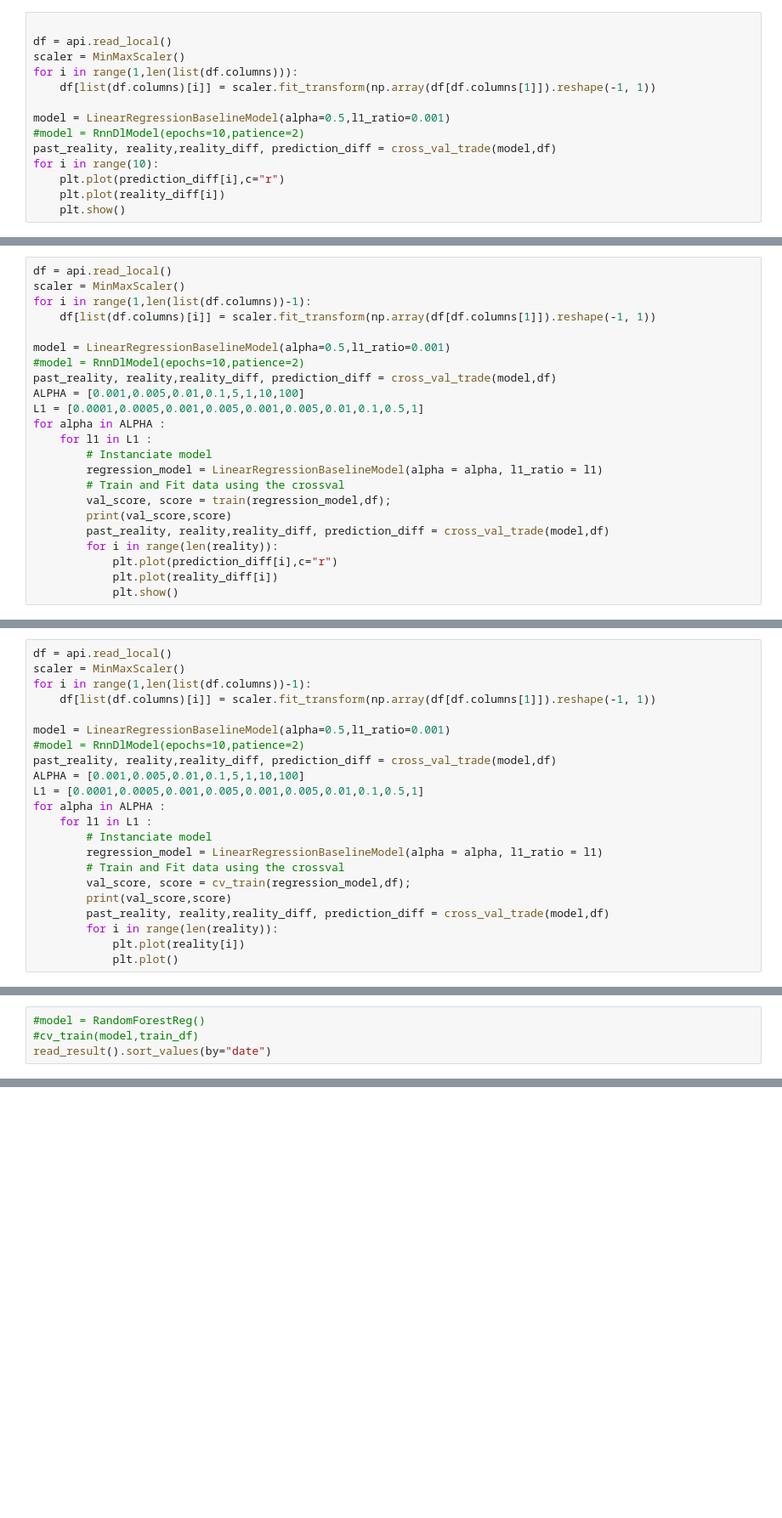
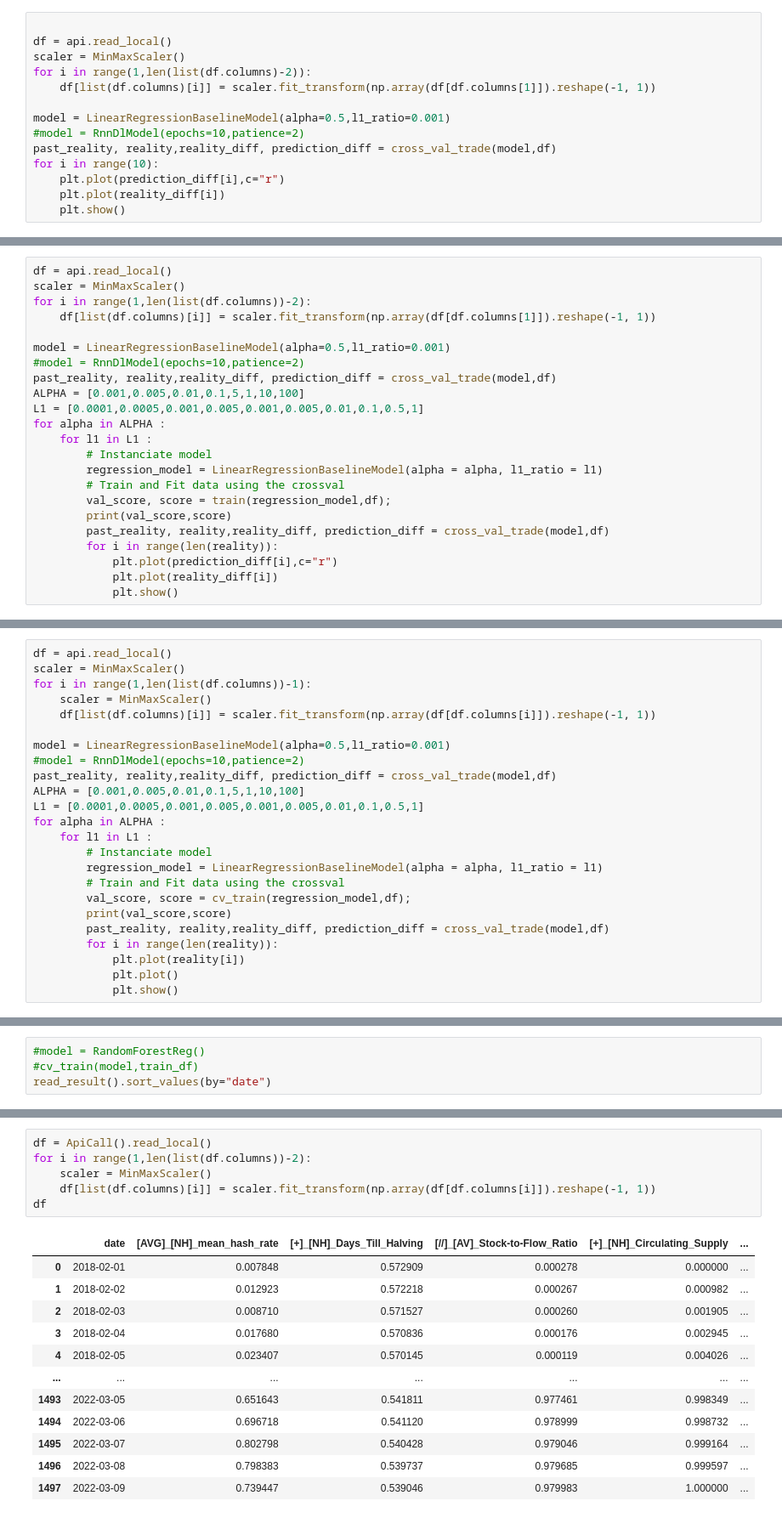
Before and after one commit to AlexandreLaizet/bitcoin_deep_learning, a Jupyter notebook: notebooks/Etienne.ipynb, the cells around one changed output, grey strips where cells are left out. Shown: that part at 85% size. Drawn from its saved outputs; the diff is of its cells as text; blank space fills up the shorter version.

```diff
--- a/notebooks/Etienne.ipynb
+++ b/notebooks/Etienne.ipynb
@@ -130,7 +133,7 @@ df
 
 df = api.read_local()
 scaler = MinMaxScaler()
-for i in range(1,len(list(df.columns))):
+for i in range(1,len(list(df.columns)-2)):
     df[list(df.columns)[i]] = scaler.fit_transform(np.array(df[df.columns[1]]).reshape(-1, 1))
 
 model = LinearRegressionBaselineModel(alpha=0.5,l1_ratio=0.001)
@@ -165,7 +168,7 @@ read_result().sort_values(by="date",ascending=False)
 # %%
 df = api.read_local()
 scaler = MinMaxScaler()
-for i in range(1,len(list(df.columns))-1):
+for i in range(1,len(list(df.columns))-2):
     df[list(df.columns)[i]] = scaler.fit_transform(np.array(df[df.columns[1]]).reshape(-1, 1))
 
 model = LinearRegressionBaselineModel(alpha=0.5,l1_ratio=0.001)
@@ -191,7 +194,8 @@ read_result().sort_values(by="date",ascending=False).head(50)
 df = api.read_local()
 scaler = MinMaxScaler()
 for i in range(1,len(list(df.columns))-1):
-    df[list(df.columns)[i]] = scaler.fit_transform(np.array(df[df.columns[1]]).reshape(-1, 1))
+    scaler = MinMaxScaler()
+    df[list(df.columns)[i]] = scaler.fit_transform(np.array(df[df.columns[i]]).reshape(-1, 1))
 
 model = LinearRegressionBaselineModel(alpha=0.5,l1_ratio=0.001)
 #model = RnnDlModel(epochs=10,patience=2)
@@ -209,3 +213,4 @@ for alpha in ALPHA :
         for i in range(len(reality)):
             plt.plot(reality[i])
             plt.plot()
+            plt.show()
@@ -332,0 +305,19 @@ model.model.criterion
+# %%
+df = ApiCall().read_local()
+for i in range(1,len(list(df.columns))-2):
+    scaler = MinMaxScaler()
+    df[list(df.columns)[i]] = scaler.fit_transform(np.array(df[df.columns[i]]).reshape(-1, 1))
+df
+# %% [output]
+|  | date | [AVG]_[NH]_mean_hash_rate | [+]_[NH]_Days_Till_Halving | [//]_[AV]_Stock-to-Flow_Ratio | [+]_[NH]_Circulating_Supply | ... |
+| 0 | 2018-02-01 | 0.007848 | 0.572909 | 0.000278 | 0.000000 | ... |
+| 1 | 2018-02-02 | 0.012923 | 0.572218 | 0.000267 | 0.000982 | ... |
+| 2 | 2018-02-03 | 0.008710 | 0.571527 | 0.000260 | 0.001905 | ... |
+| 3 | 2018-02-04 | 0.017680 | 0.570836 | 0.000176 | 0.002945 | ... |
+| 4 | 2018-02-05 | 0.023407 | 0.570145 | 0.000119 | 0.004026 | ... |
+| ... | ... | ... | ... | ... | ... | ... |
+| 1493 | 2022-03-05 | 0.651643 | 0.541811 | 0.977461 | 0.998349 | ... |
+| 1494 | 2022-03-06 | 0.696718 | 0.541120 | 0.978999 | 0.998732 | ... |
+| 1495 | 2022-03-07 | 0.802798 | 0.540428 | 0.979046 | 0.999164 | ... |
+| 1496 | 2022-03-08 | 0.798383 | 0.539737 | 0.979685 | 0.999597 | ... |
+| 1497 | 2022-03-09 | 0.739447 | 0.539046 | 0.979983 | 1.000000 | ... |
```
Also changed, not shown: parts of 14 cells of this notebook, 2 other files.
